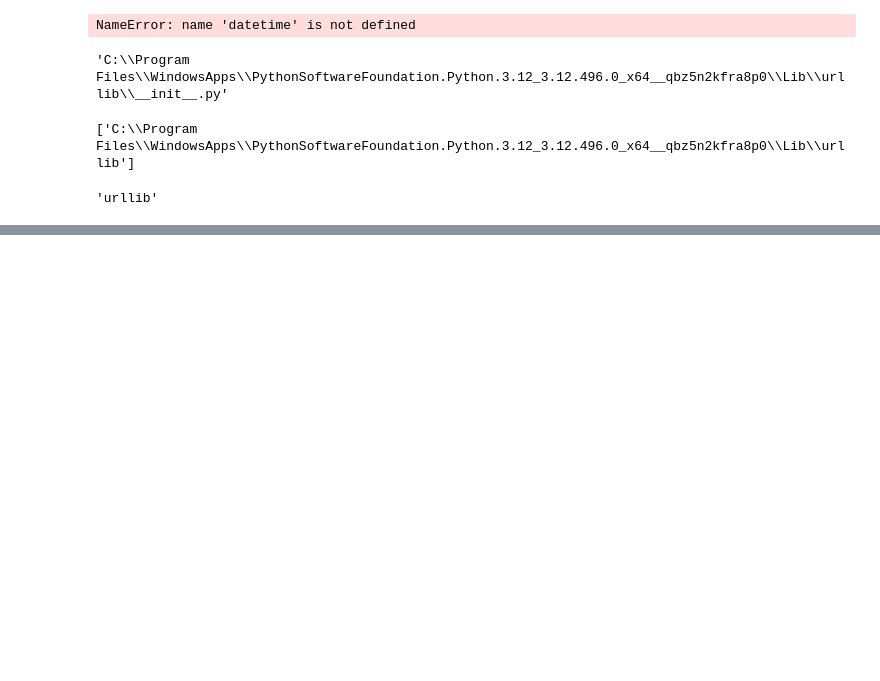
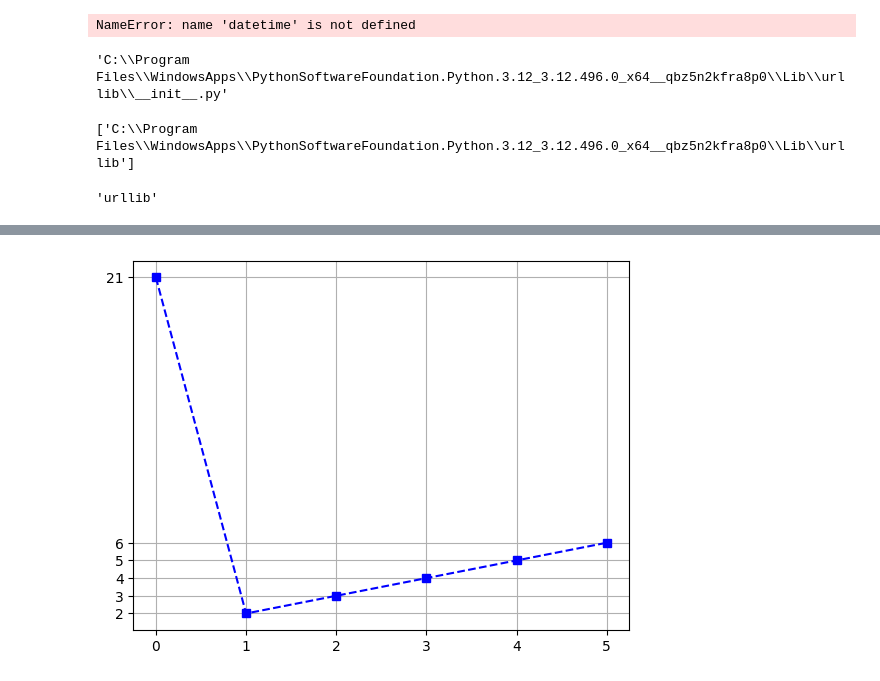
Before and after one commit to SuyongYang/QuantStockInvestment, a Jupyter notebook: Untitled-1.ipynb, the cells around one changed output, grey strips where cells are left out. Cells and saved outputs as stored; diff of their text form; code cells hidden in the pictures; blank space fills up the shorter version.

```diff
--- a/Untitled-1.ipynb
+++ b/Untitled-1.ipynb
@@ -417,0 +440,4 @@ urllib.__package__
+# %%
+import numpy as np
+A = np.array([[1,2],[3,4],[5,6]])
+A
@@ -417,0 +545,6 @@ urllib.__package__
+# %%
+import pandas as pd
+s = pd.Series(A.flatten())
+s.index.name='number_dkdkdkdkdkdk'
+s.name = 'My series'
+print(s)
@@ -417,0 +560,3 @@ urllib.__package__
+# %%
+s[0] = 21
+s
@@ -417,0 +602,9 @@ urllib.__package__
+# %%
+import matplotlib.pyplot as plt
+plt.plot(s,'bs--')
+plt.xticks(s.index)
+plt.yticks(s.values)
+plt.grid(True)
+#plt.show()
+# %% [output]
+[figure, added]
```
Also changed, not shown: parts of 26 cells of this notebook.
